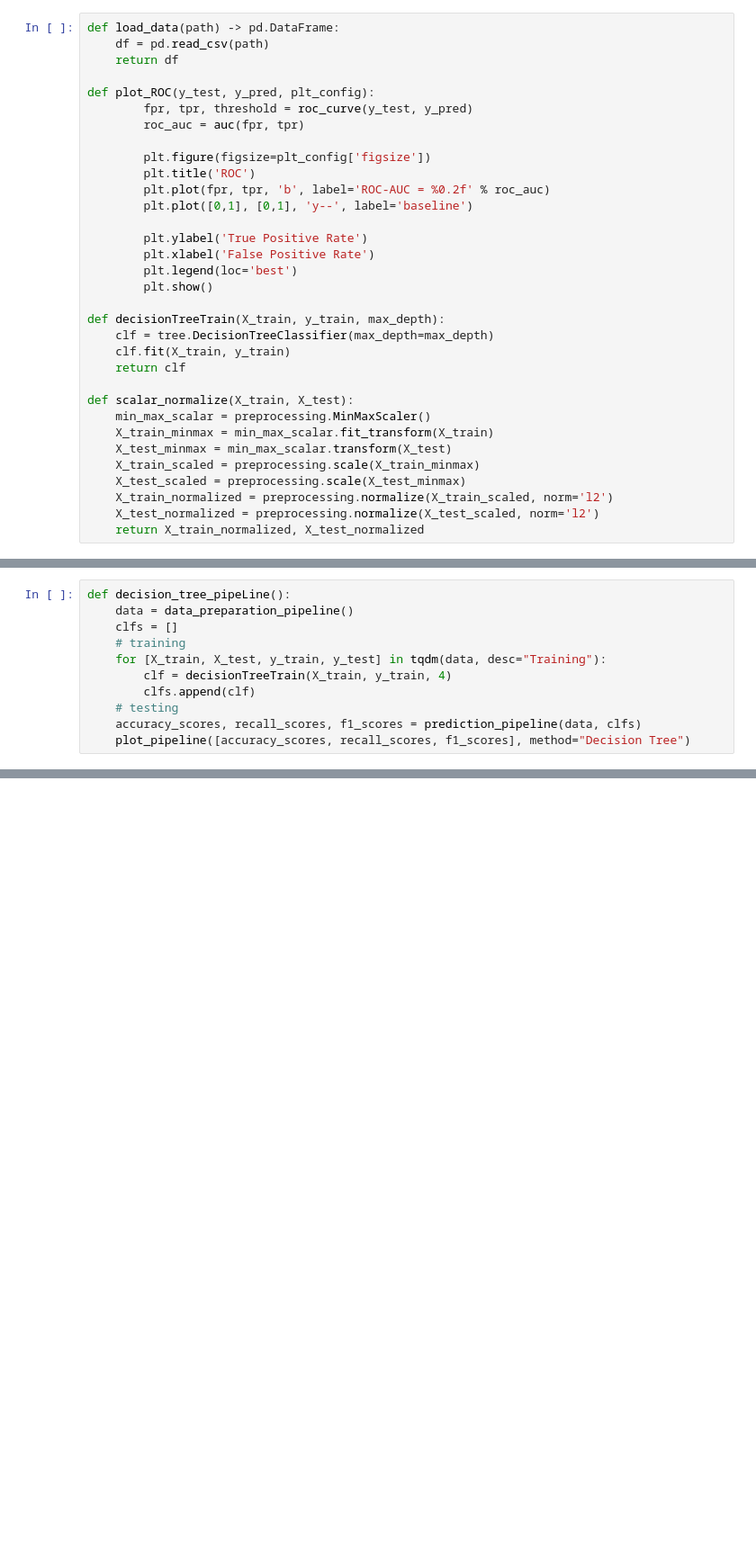
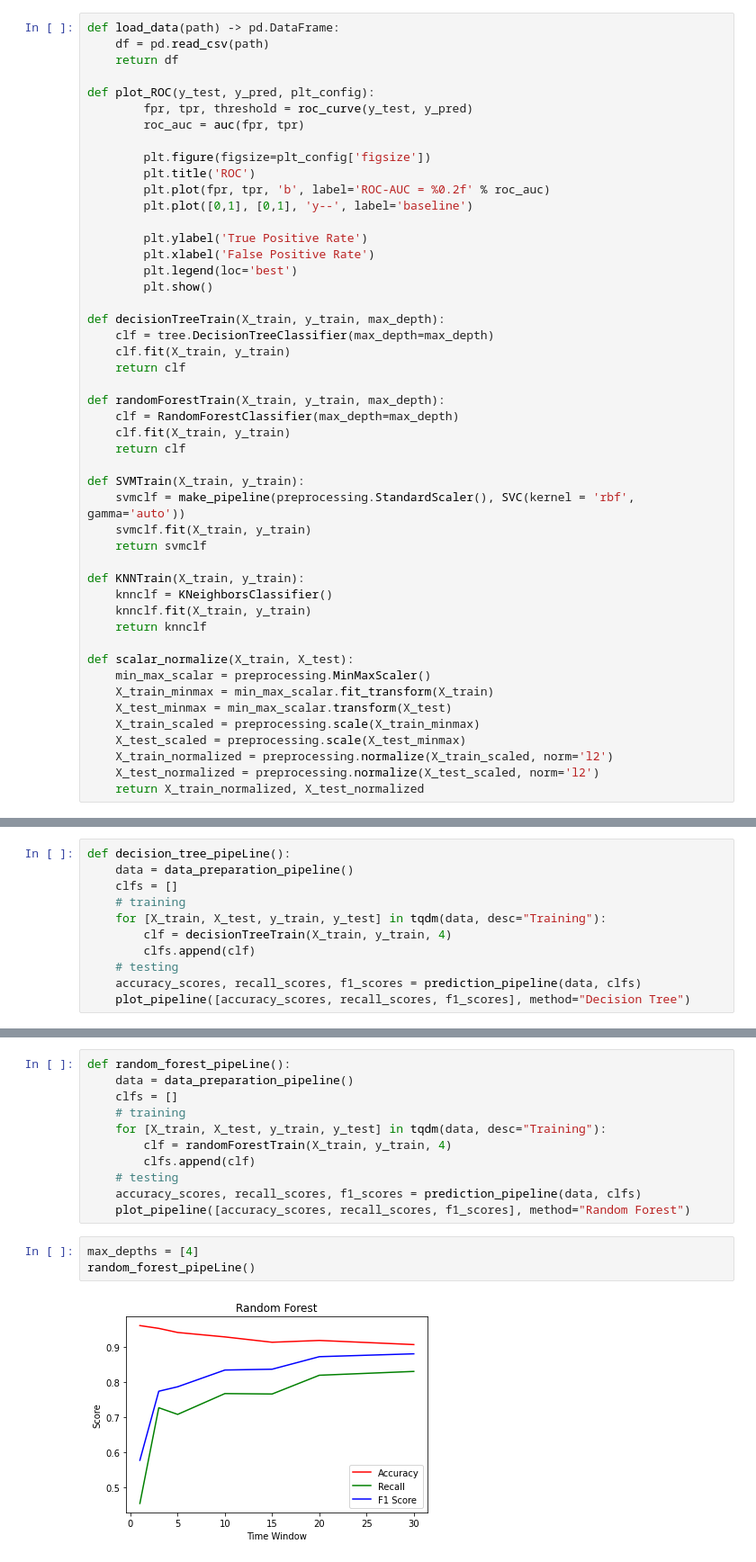
Before and after one commit to Kris2Wu/ACD, a Jupyter notebook: model_training_detection/train_pipeline.ipynb, the cells around one changed output, grey strips where cells are left out. Shown: that part at 90% size. Saved outputs shown, nothing was run; the diff lists cells and outputs as text; blank space fills up the shorter version.

```diff
--- a/model_training_detection/train_pipeline.ipynb
+++ b/model_training_detection/train_pipeline.ipynb
@@ -56,6 +59,21 @@ def decisionTreeTrain(X_train, y_train, max_depth):
     clf.fit(X_train, y_train)
     return clf
 
+def randomForestTrain(X_train, y_train, max_depth):
+    clf = RandomForestClassifier(max_depth=max_depth)
+    clf.fit(X_train, y_train)
+    return clf
+
+def SVMTrain(X_train, y_train):
+    svmclf = make_pipeline(preprocessing.StandardScaler(), SVC(kernel = 'rbf', gamma='auto'))
+    svmclf.fit(X_train, y_train)
+    return svmclf
+
+def KNNTrain(X_train, y_train):
+    knnclf = KNeighborsClassifier()
+    knnclf.fit(X_train, y_train)
+    return knnclf
+
 def scalar_normalize(X_train, X_test):
     min_max_scalar = preprocessing.MinMaxScaler()
     X_train_minmax = min_max_scalar.fit_transform(X_train)
@@ -150,0 +193,16 @@ decision_tree_pipeLine()
+# %%
+def random_forest_pipeLine():
+    data = data_preparation_pipeline()
+    clfs = []
+    # training
+    for [X_train, X_test, y_train, y_test] in tqdm(data, desc="Training"):
+        clf = randomForestTrain(X_train, y_train, 4)
+        clfs.append(clf)
+    # testing
+    accuracy_scores, recall_scores, f1_scores = prediction_pipeline(data, clfs)
+    plot_pipeline([accuracy_scores, recall_scores, f1_scores], method="Random Forest")
+# %%
+max_depths = [4]
+random_forest_pipeLine()
+# %% [output]
+[figure, added]
```
Also changed, not shown: parts of 15 cells of this notebook, 9 other files.
